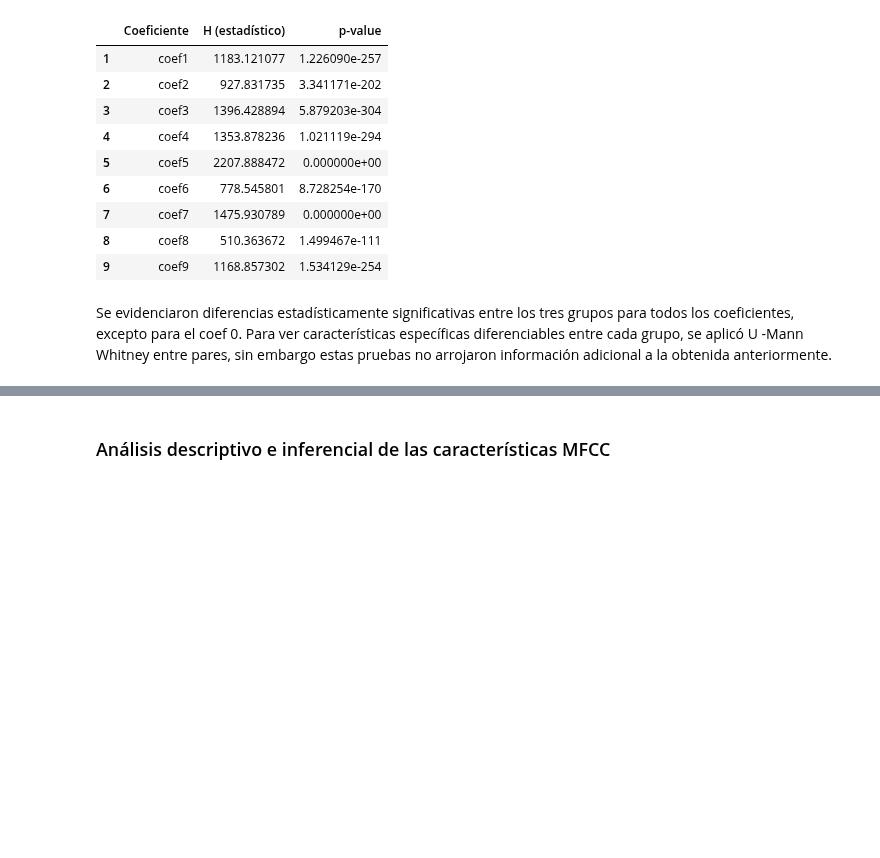
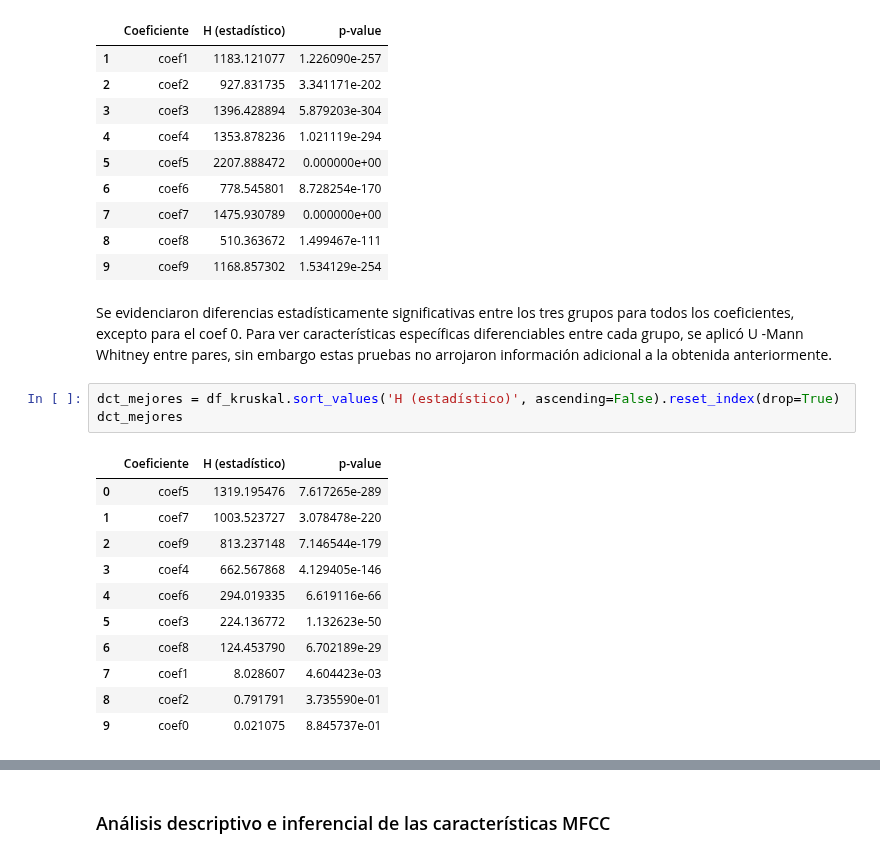
Before and after one commit to LisethTiria/Biosenales-2025-1, a Jupyter notebook: proyecto2_ecg_/proyecto2_script.ipynb, the cells around one changed output, grey strips where cells are left out. Cells and saved outputs as stored; diff of their text form; blank space fills up the shorter version.

```diff
--- a/proyecto2_ecg_/proyecto2_script.ipynb
+++ b/proyecto2_ecg_/proyecto2_script.ipynb
@@ -875,3 +908,18 @@ df_significativos
 | 9 | coef9 | 1168.857302 | 1.534129e-254 |
 # %% [markdown]
 Se evidenciaron diferencias estadísticamente significativas entre los tres grupos para todos los coeficientes, excepto para el coef 0. Para ver características específicas diferenciables entre cada grupo, se aplicó U -Mann Whitney entre pares, sin embargo estas pruebas no arrojaron información adicional a la obtenida anteriormente.
+# %%
+dct_mejores = df_kruskal.sort_values('H (estadístico)', ascending=False).reset_index(drop=True)
+dct_mejores
+# %% [output]
+|  | Coeficiente | H (estadístico) | p-value |
+| 0 | coef5 | 1319.195476 | 7.617265e-289 |
+| 1 | coef7 | 1003.523727 | 3.078478e-220 |
+| 2 | coef9 | 813.237148 | 7.146544e-179 |
+| 3 | coef4 | 662.567868 | 4.129405e-146 |
+| 4 | coef6 | 294.019335 | 6.619116e-66 |
+| 5 | coef3 | 224.136772 | 1.132623e-50 |
+| 6 | coef8 | 124.453790 | 6.702189e-29 |
+| 7 | coef1 | 8.028607 | 4.604423e-03 |
+| 8 | coef2 | 0.791791 | 3.735590e-01 |
+| 9 | coef0 | 0.021075 | 8.845737e-01 |
```
Also changed, not shown: parts of 5 cells of this notebook.
